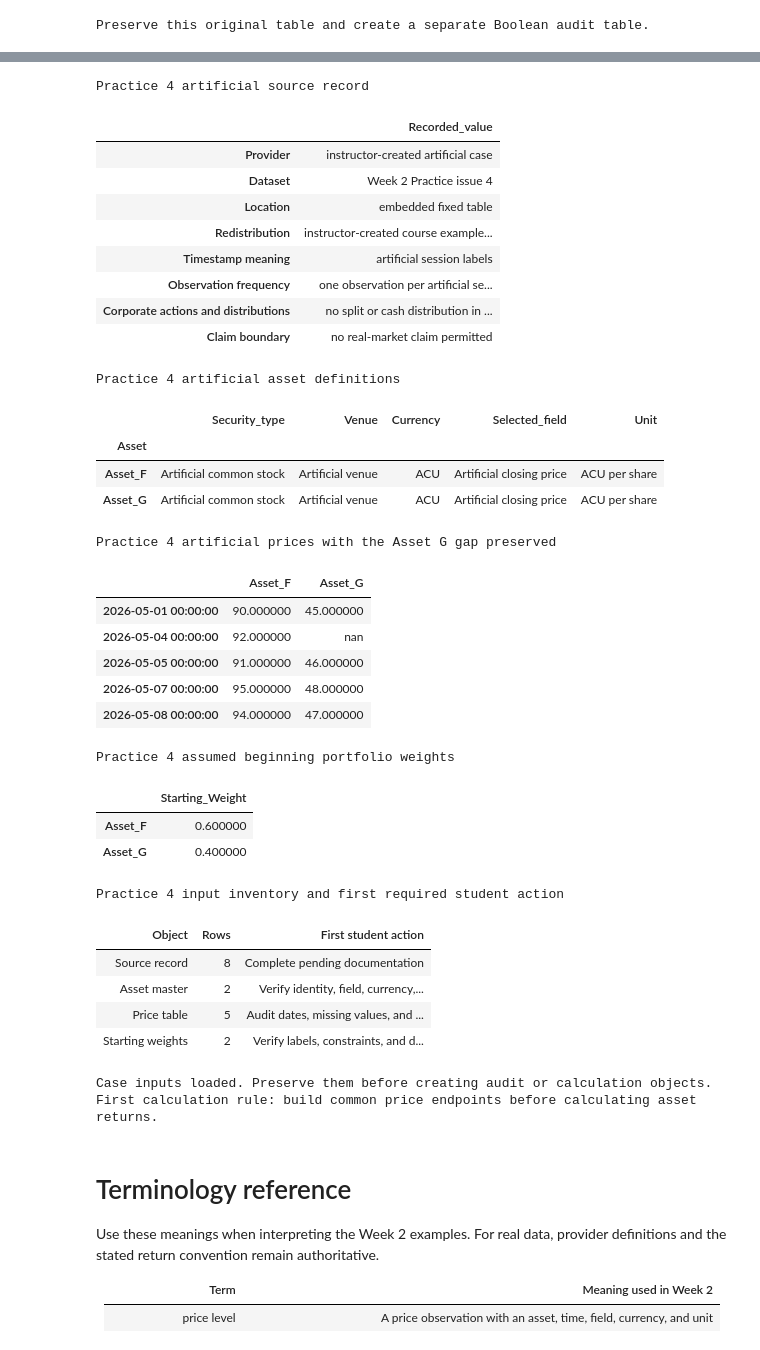
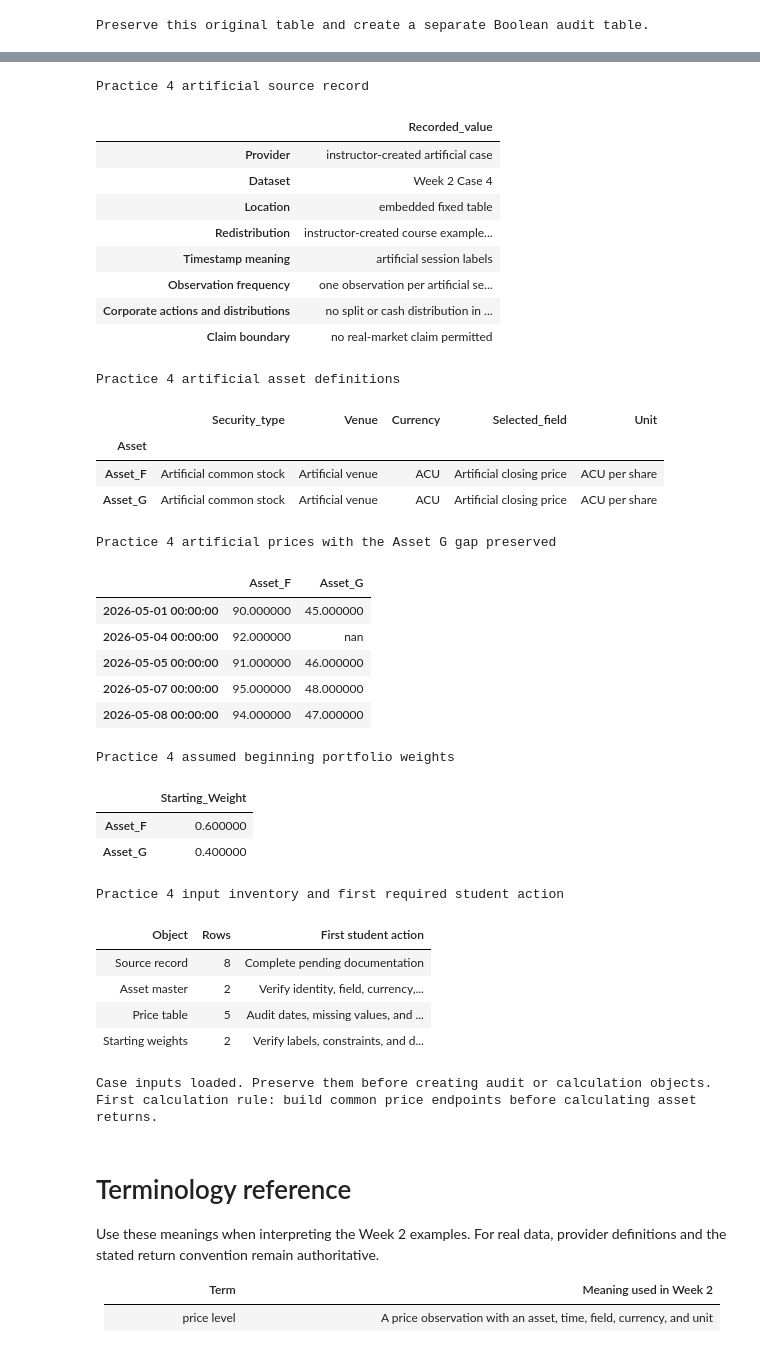
Before and after one commit to KennethWYLee/FinTech, a Jupyter notebook: course/02/week2_main.ipynb, the cells around one changed output, grey strips where cells are left out. Drawn from its saved outputs; the diff is of its cells as text; code cells hidden in the pictures.

```diff
--- a/course/02/week2_main.ipynb
+++ b/course/02/week2_main.ipynb
@@ -3555,9 +3555,9 @@ practice_4_source_record = pd.DataFrame(
     {
         "Recorded_value": [
             "instructor-created artificial case",
-            "Week 2 Practice issue 4",
+            "Week 2 Case 4",
             "embedded fixed table",
-            "instructor-created course example; current repository access is private",
+            "instructor-created course example; the public repository contains no approved common market dataset",
             "artificial session labels",
             "one observation per artificial session",
             "no split or cash distribution in the displayed interval",
@@ -3623,34 +3623,34 @@ display(
     practice_4_source_record.style.set_caption(
         "Practice 4 artificial source record"
     )
 )
 display(
     practice_4_asset_master.style.set_caption(
         "Practice 4 artificial asset definitions"
     )
 )
 display(
     practice_4_prices.style.set_caption(
         "Practice 4 artificial prices with the Asset G gap preserved"
     )
 )
 display(
     practice_4_weights.to_frame("Starting_Weight").style.set_caption(
         "Practice 4 assumed beginning portfolio weights"
     )
 )
 display(
     practice_4_case_inventory.style.set_caption(
         "Practice 4 input inventory and first required student action"
     ).hide(axis="index")
 )
 print("Case inputs loaded. Preserve them before creating audit or calculation objects.")
 print("First calculation rule: build common price endpoints before calculating asset returns.")
 # %% [output]
 Practice 4 artificial source record
 |  | Recorded_value |
 | Provider | instructor-created artificial case |
-| Dataset | Week 2 Practice issue 4 |
+| Dataset | Week 2 Case 4 |
 | Location | embedded fixed table |
 | Redistribution | instructor-created course example... |
 | Timestamp meaning | artificial session labels |
```
Also changed, not shown: parts of 3 cells of this notebook, 9 other files.
